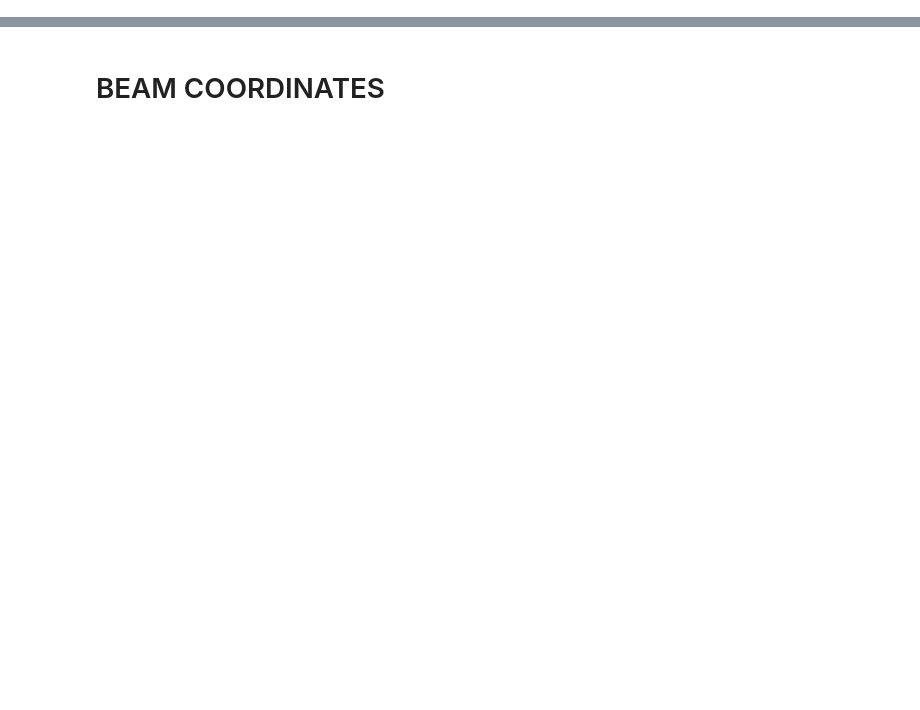
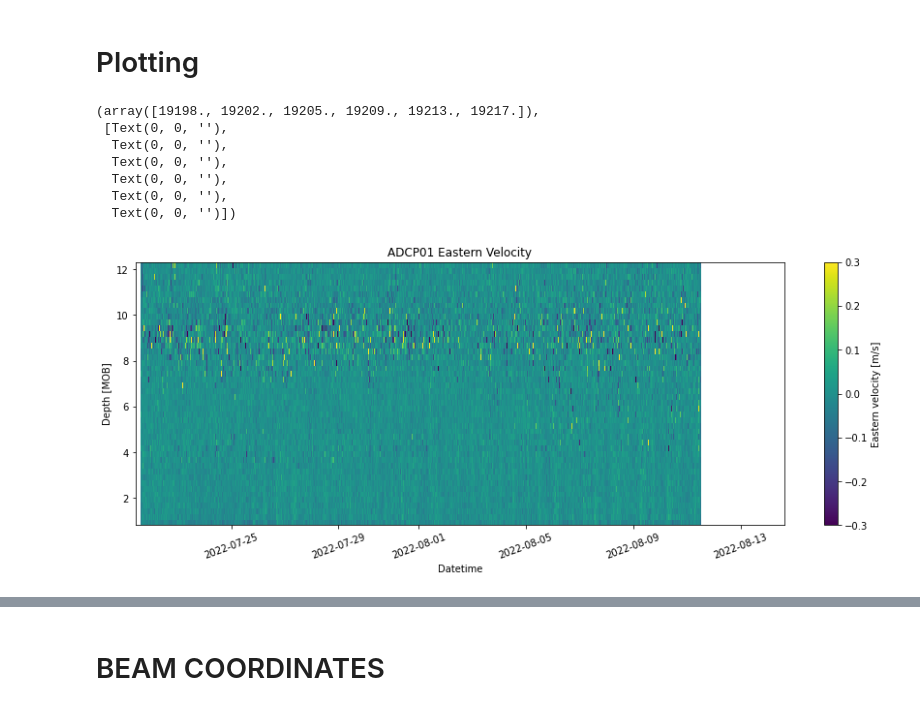
Before and after one commit to lagrady/Kelp-Forest-Hydrodynamics, a Jupyter notebook: notebooks/ADCP_data.ipynb, the cells around one changed output, grey strips where cells are left out. Saved outputs shown, nothing was run; the diff lists cells and outputs as text; code cells hidden in the pictures; blank space fills up the shorter version.

```diff
--- a/notebooks/ADCP_data.ipynb
+++ b/notebooks/ADCP_data.ipynb
@@ -120,0 +11,12 @@ adcp02.to_netcdf('ADCP/adcp02.nc')
+# %%
+# Take RDI textfile and convert to xarray dataset
+adcp1 = st.WinADCP_to_dataset('ADCP/ADCP01_all.txt')
+adcp2 = st.WinADCP_to_dataset('ADCP/ADCP02_all.txt')
+
+# Conduct quality assurance tests and flag data
+adcp1 = st.adcp_qc(adcp1)
+adcp2 = st.adcp_qc(adcp2)
+
+# Export to netcdf for future use
+adcp1.to_netcdf('ADCP/adcp1.nc')
+adcp2.to_netcdf('ADCP/adcp2.nc')
@@ -120,0 +35,25 @@ adcp02.to_netcdf('ADCP/adcp02.nc')
+# %% [markdown]
+# Plotting
+# %%
+# Across shore colorplot
+plt.figure(figsize = (15,5))
+minvel = -.3 # Limits for the colorbars used on the adcp colorplots
+maxvel = .3
+norm = matplotlib.colors.Normalize(vmin=minvel,vmax=maxvel)
+
+plt.title('ADCP01 Eastern Velocity')
+plt.pcolormesh(adcp1.time, adcp1.BinDist, adcp1.East,norm=norm)
+plt.colorbar(label='Eastern velocity [m/s]')
+plt.ylabel('Depth [MOB]')
+plt.xlabel('Datetime')
+plt.xticks(rotation='20')
+#plt.gca().invert_yaxis()
+# %% [output]
+(array([19198., 19202., 19205., 19209., 19213., 19217.]),
+ [Text(0, 0, ''),
+  Text(0, 0, ''),
+  Text(0, 0, ''),
+  Text(0, 0, ''),
+  Text(0, 0, ''),
+  Text(0, 0, '')])
+[figure, added]
```
Also changed, not shown: parts of 12 cells of this notebook, 2 other files.
